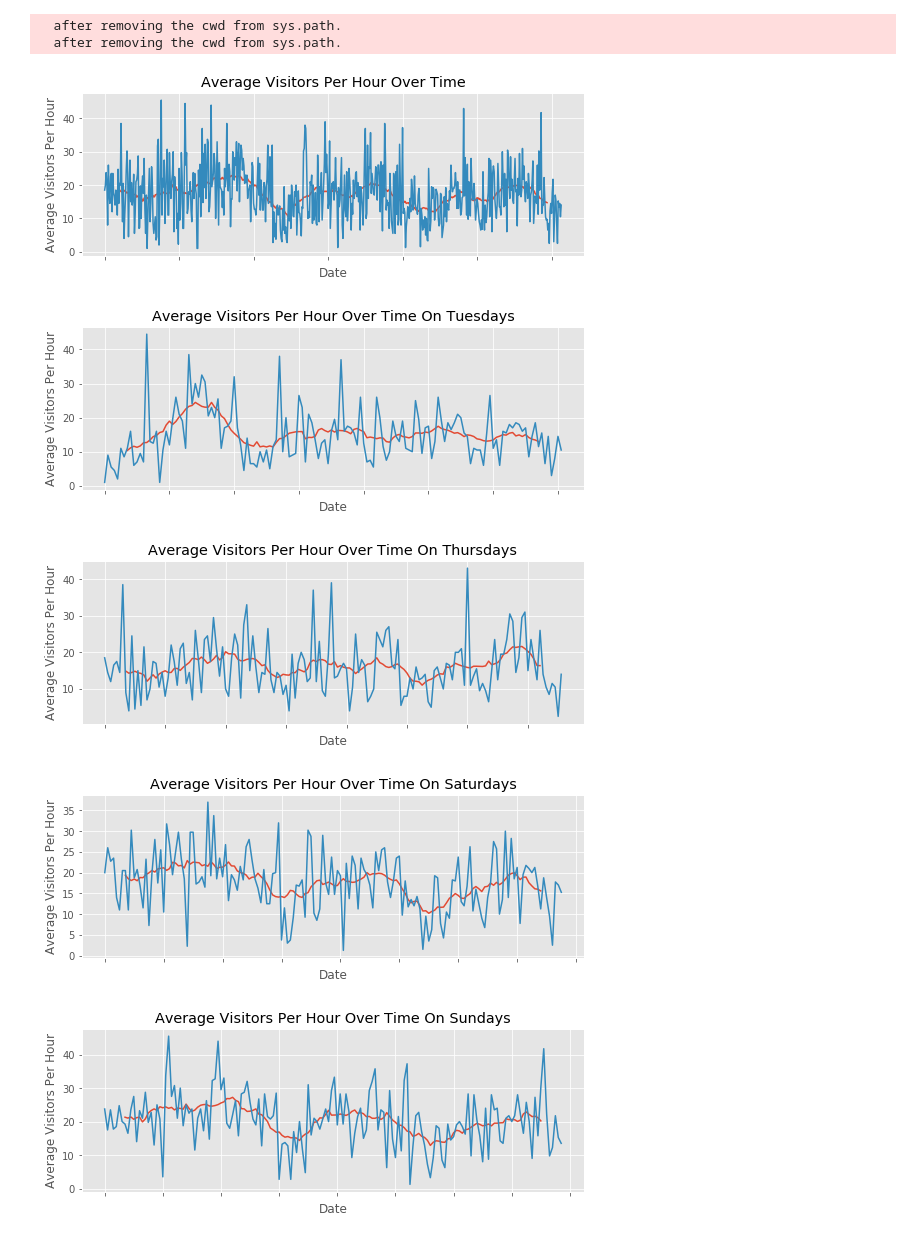
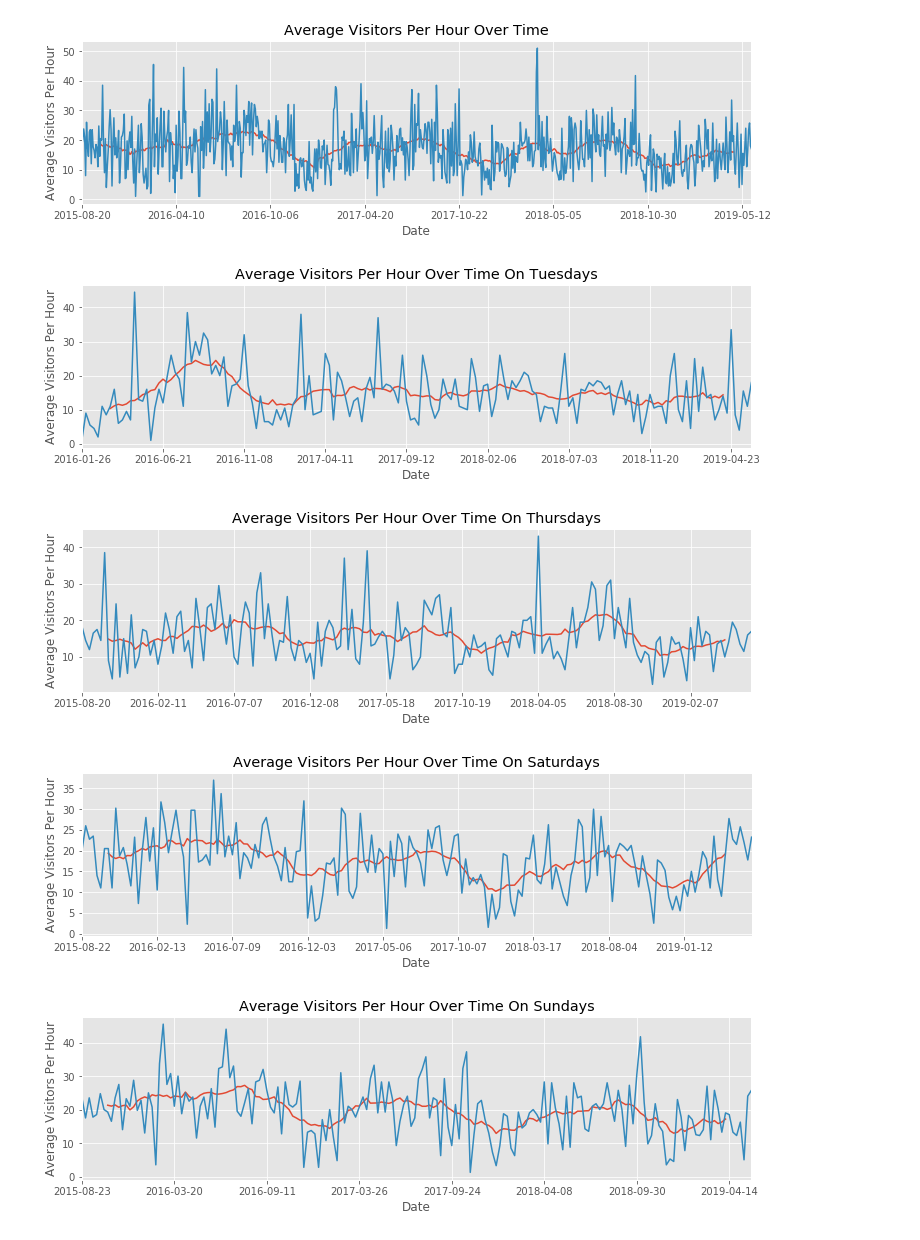
Before and after one commit to Shadhopson/Week1, a Jupyter notebook: Analysis/Basic Graphs Simplified.ipynb, the cells around one changed output. Saved outputs shown, nothing was run; the diff lists cells and outputs as text; code cells hidden in the pictures.

Commit message:
Updating and updating graphs

```diff
--- a/Analysis/Basic Graphs Simplified.ipynb
+++ b/Analysis/Basic Graphs Simplified.ipynb
@@ -47,39 +47,39 @@ item_names = ['Average Visitors Per Hour', 'Average Visitors From 11201 Per Hour
 # %%
 count = 0
 for item in items_checked:
-    plt.figure(figsize=(9,3))
-    ax = pd.rolling_mean(summed_by_date[item], 40, center=True).plot(title= item_names[count] + " Over Time")
+    plt.figure(figsize=(12,3))
+    #ax = pd.rolling_mean(summed_by_date[item], 40, center=True).plot(title= item_names[count] + " Over Time")
+    ax = summed_by_date[item].rolling(40, center=True).mean().plot(title= item_names[count] + " Over Time")
     ax = summed_by_date[item].plot(title= item_names[count] + " Over Time")
     ax.set_ylabel(item_names[count])
     idx = 0
     if item == 'ratio_11201':
         fig = ax.get_figure()
         fig.savefig('../Figures/Ratio_11201')
     if item == 'avg_visits_per_hour':
         fig = ax.get_figure()
         fig.savefig('../Figures/Avg_Visitors_Per_Hour')
     if item == 'avg_new_per_hour':
         fig = ax.get_figure()
         fig.savefig('../Figures/Avg_New_Per_Hour')
     if item == 'avg_returns_per_hour':
         ax.set_ylim(0,25)
         fig = ax.get_figure()
         fig.savefig('../Figures/Avg_Returns_Per_Hour')
     if item == 'avg_from_11201_per_hour':
         fig = ax.get_figure()
         fig.savefig('../Figures/Avg_From_11201_Per_Hour')
     for day in summed_by_day_list:
-        plt.figure(figsize=(9,3))
-        ax = pd.rolling_mean(day[item], 15, center=True).plot(title= item_names[count] + " Over Time On " + days[idx])
+        plt.figure(figsize=(12,3))
+        #ax = pd.rolling_mean(day[item], 15, center=True).plot(title= item_names[count] + " Over Time On " + days[idx])
+        ax = day[item].rolling(15, center=True).mean().plot(title= item_names[count] + " Over Time On" + days[idx])
         ax = day[item].plot(title= item_names[count] + " Over Time On " + days[idx])
         ax.set_ylabel(item_names[count])
         idx += 1
     count += 1
 # %% [output]
-  after removing the cwd from sys.path.
-  after removing the cwd from sys.path.
-[figure, old version]
+[figure, new version]
-[figure, old version]
+[figure, new version]
-[figure, old version]
+[figure, new version]
-[figure, old version]
+[figure, new version]
-[figure, old version]
+[figure, new version]
```
Also changed, not shown: parts of 1 cell of this notebook, 9 other files.
